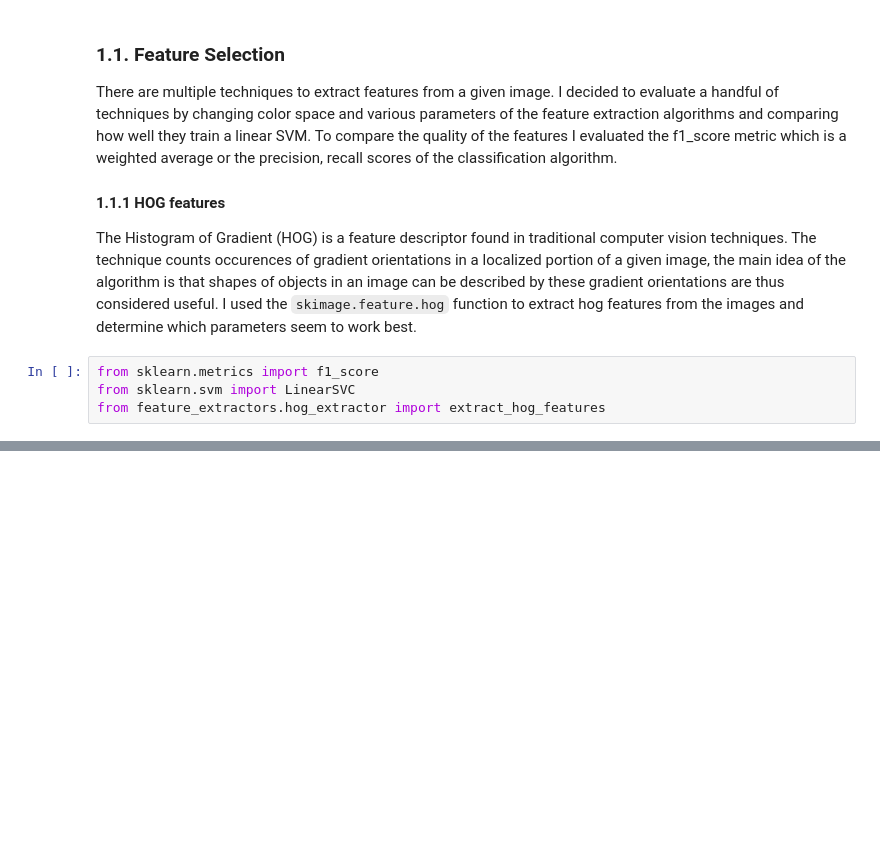
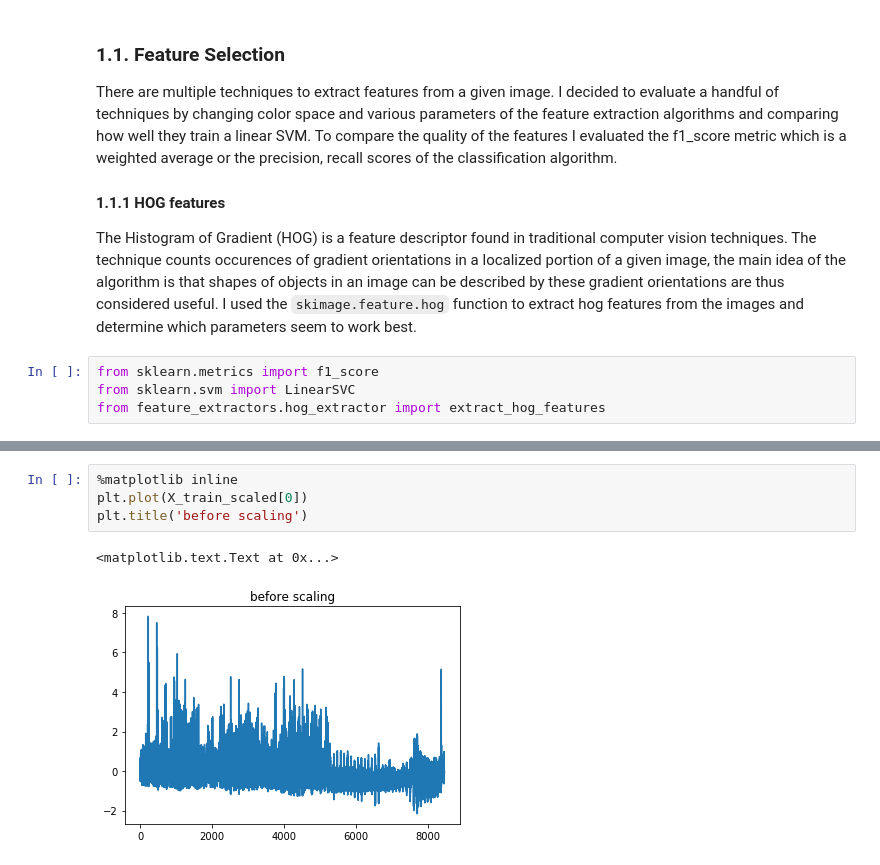
Before and after one commit to aditbiswas1/P5-Vehicle-Detection, a Jupyter notebook: Report.ipynb, the cells around one changed output, grey strips where cells are left out. Saved outputs shown, nothing was run; the diff lists cells and outputs as text; blank space fills up the shorter version.

```diff
--- a/Report.ipynb
+++ b/Report.ipynb
@@ -94,0 +236,7 @@ for orient in orients:
+# %%
+%matplotlib inline
+plt.plot(X_train_scaled[0])
+plt.title('before scaling')
+# %% [output]
+<matplotlib.text.Text at 0x...>
+[figure, added]
```
Also changed, not shown: parts of 21 cells of this notebook, 4 other files.
